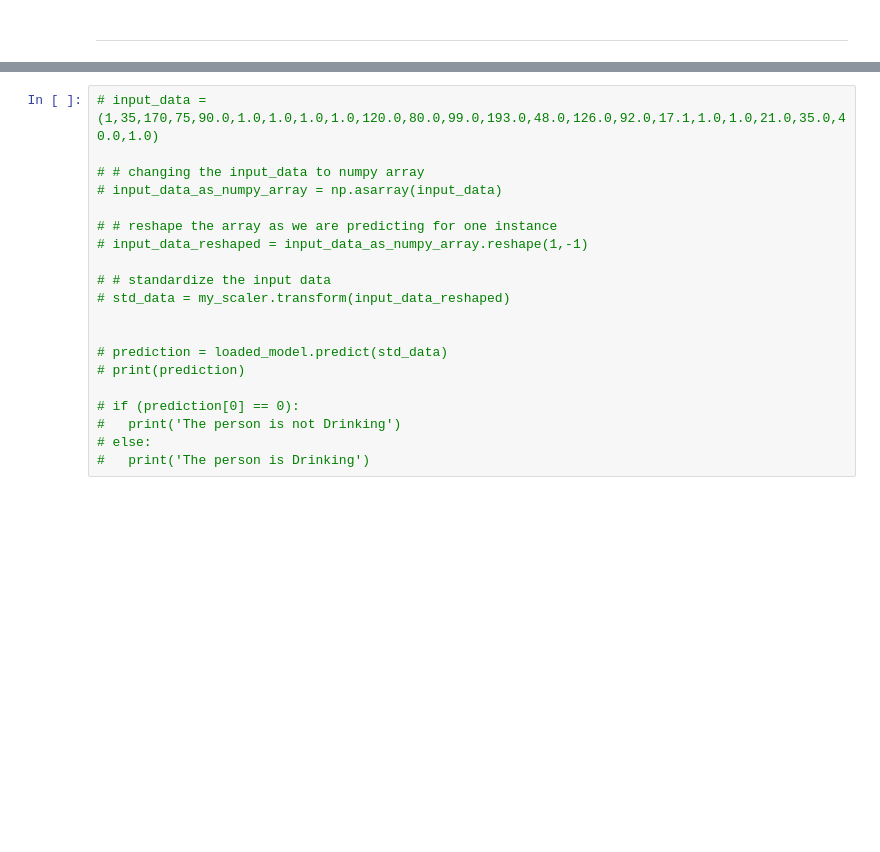
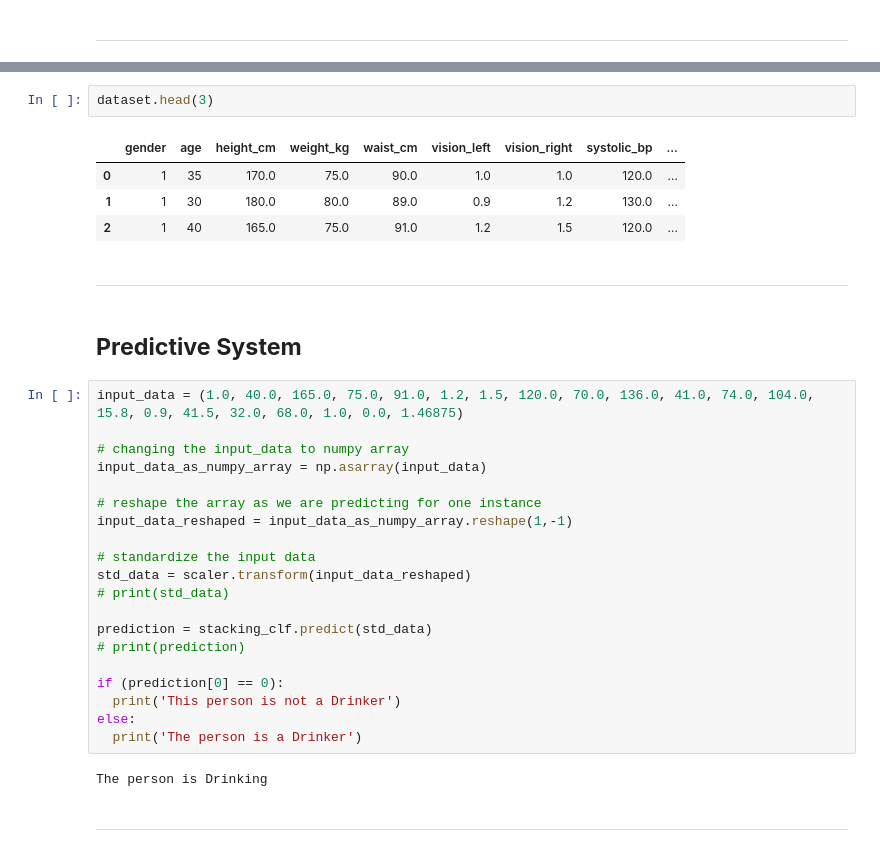
Before and after one commit to rajpurohitmohit/Machine-Learning, a Jupyter notebook: Project/Smoking Drinking/Smoking_Drinking_Prediction.ipynb, the cells around one changed output, grey strips where cells are left out. Saved outputs shown, nothing was run; the diff lists cells and outputs as text; blank space fills up the shorter version.

```diff
--- a/Project/Smoking Drinking/Smoking_Drinking_Prediction.ipynb
+++ b/Project/Smoking Drinking/Smoking_Drinking_Prediction.ipynb
@@ -863,20 +820,35 @@ Pipeline Stacking Accuracy: 73.79%
+# %%
+dataset.head(3)
+# %% [output]
+|  | gender | age | height_cm | weight_kg | waist_cm | vision_left | vision_right | systolic_bp | ... |
+| 0 | 1 | 35 | 170.0 | 75.0 | 90.0 | 1.0 | 1.0 | 120.0 | ... |
+| 1 | 1 | 30 | 180.0 | 80.0 | 89.0 | 0.9 | 1.2 | 130.0 | ... |
+| 2 | 1 | 40 | 165.0 | 75.0 | 91.0 | 1.2 | 1.5 | 120.0 | ... |
+# %% [markdown]
+---
+# %% [markdown]
+## **Predictive System**
 # %%
-# input_data = (1,35,170,75,90.0,1.0,1.0,1.0,1.0,120.0,80.0,99.0,193.0,48.0,126.0,92.0,17.1,1.0,1.0,21.0,35.0,40.0,1.0)
+input_data = (1.0, 40.0, 165.0, 75.0, 91.0, 1.2, 1.5, 120.0, 70.0, 136.0, 41.0, 74.0, 104.0, 15.8, 0.9, 41.5, 32.0, 68.0, 1.0, 0.0, 1.46875)
 
-# # changing the input_data to numpy array
-# input_data_as_numpy_array = np.asarray(input_data)
+# changing the input_data to numpy array
+input_data_as_numpy_array = np.asarray(input_data)
 
-# # reshape the array as we are predicting for one instance
-# input_data_reshaped = input_data_as_numpy_array.reshape(1,-1)
+# reshape the array as we are predicting for one instance
+input_data_reshaped = input_data_as_numpy_array.reshape(1,-1)
 
-# # standardize the input data
-# std_data = my_scaler.transform(input_data_reshaped)
+# standardize the input data
+std_data = scaler.transform(input_data_reshaped)
+# print(std_data)
 
-
-# prediction = loaded_model.predict(std_data)
+prediction = stacking_clf.predict(std_data)
 # print(prediction)
 
-# if (prediction[0] == 0):
-#   print('The person is not Drinking')
-# else:
-#   print('The person is Drinking')
+if (prediction[0] == 0):
+  print('This person is not a Drinker')
+else:
+  print('The person is a Drinker')
+# %% [output]
+The person is Drinking
+# %% [markdown]
+---
```
Also changed, not shown: parts of 25 cells of this notebook, 1 other file.
